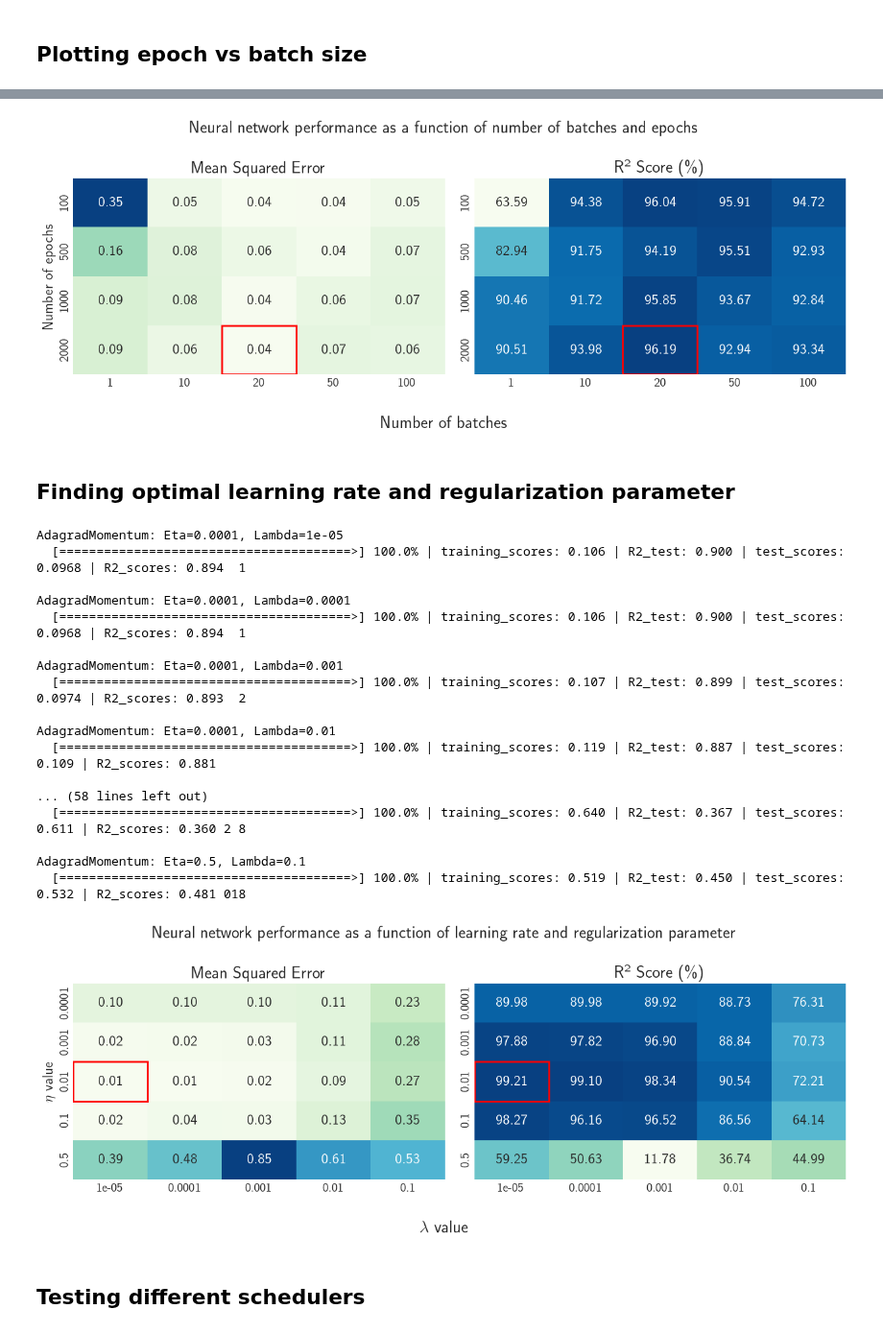
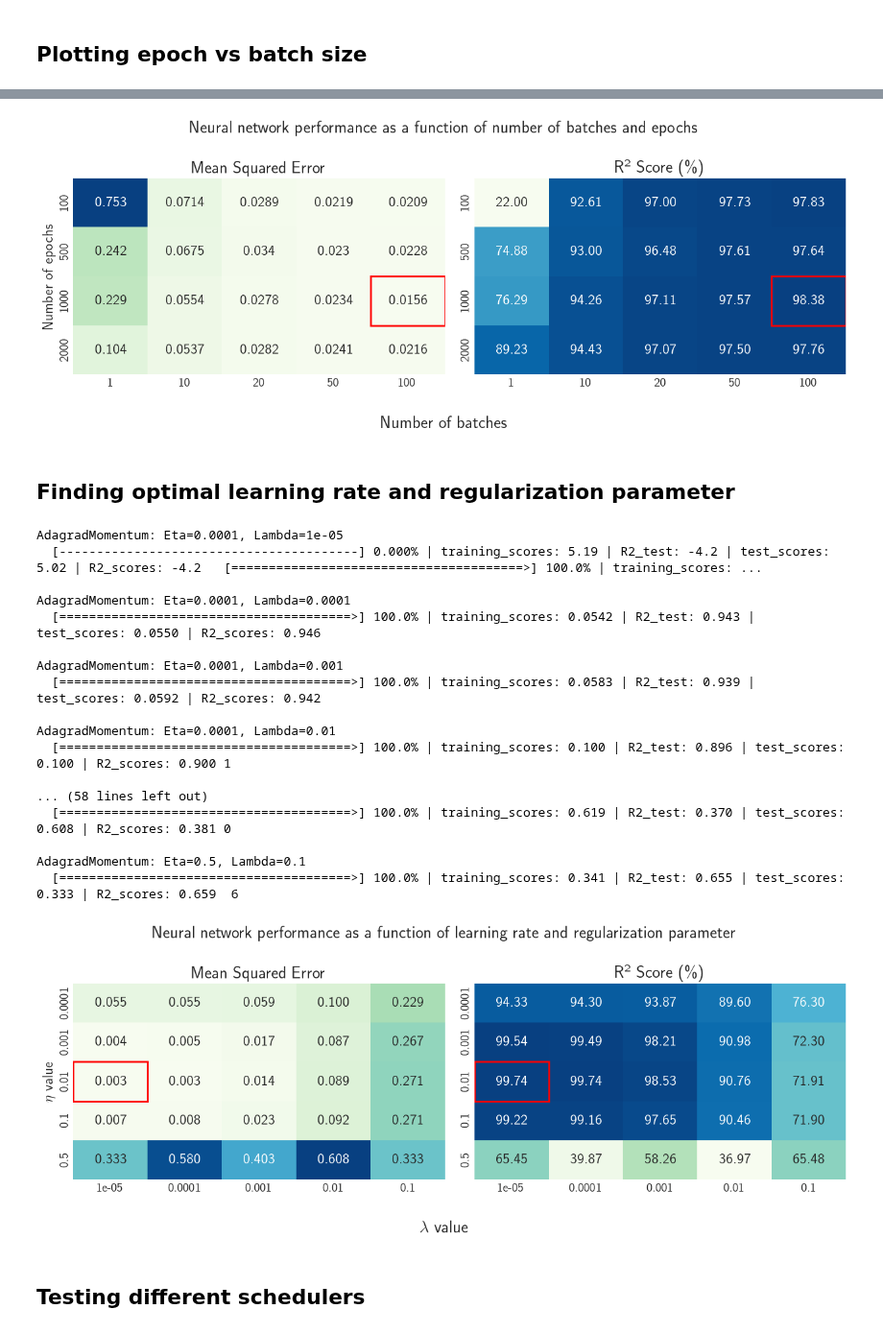
Before and after one commit to Oskar-Idland/FYS-STK4155-Projects, a Jupyter notebook: Project_2/src/nn_Franke.ipynb, the cells around one changed output, grey strips where cells are left out. Shown at 96% size. Drawn from its saved outputs; the diff is of its cells as text; code cells hidden in the pictures.

```diff
--- a/Project_2/src/nn_Franke.ipynb
+++ b/Project_2/src/nn_Franke.ipynb
@@ -26,7 +26,7 @@ seed = 42069
 np.random.seed(seed)
 
 
-N  = 25
+N  = 100
 
 x = np.linspace(0, 1, N)
 y = np.linspace(0, 1, N)
@@ -152,5 +150,5 @@ AdagradMomentum: Eta=0.15, Lambda=0.001
 # %%
-fig, axs = gridsearch_plot((MSE_test_1, R2_test_1), (batches_list, epochs_list), "GnBu", ("min", "max"), fmt2=".2%")
+fig, axs = gridsearch_plot((MSE_test_1, R2_test_1), (batches_list, epochs_list), "GnBu", ("min", "max"), fmt1=".3g", fmt2=".2%")
 
 fig.suptitle("Neural network performance as a function of number of batches and epochs")
 axs[0].set_title("Mean Squared Error")
@@ -161,7 +159,7 @@ plt.tight_layout()
 plt.savefig("../figs/c_batch_epoch.pdf")
 plt.show()
 # %% [output]
-[figure, old version]
+[figure, new version]
 # %% [markdown]
 ## Finding optimal learning rate and regularization parameter
 # %%
@@ -200,35 +198,35 @@ for i, n_eta in enumerate(etas_list):
 		R2_test_2[i][j] = scores["test_R2"][-1]
 # %% [output]
 AdagradMomentum: Eta=0.0001, Lambda=1e-05
-  [=======================================>] 100.0% | training_scores: 0.106 | R2_test: 0.900 | test_scores: 0.0968 | R2_scores: 0.894  1
+  [----------------------------------------] 0.000% | training_scores: 5.19 | R2_test: -4.2 | test_scores: 5.02 | R2_scores: -4.2   [=======================================>] 100.0% | training_scores: ...
 
 AdagradMomentum: Eta=0.0001, Lambda=0.0001
-  [=======================================>] 100.0% | training_scores: 0.106 | R2_test: 0.900 | test_scores: 0.0968 | R2_scores: 0.894  1
+  [=======================================>] 100.0% | training_scores: 0.0542 | R2_test: 0.943 | test_scores: 0.0550 | R2_scores: 0.946
 
 AdagradMomentum: Eta=0.0001, Lambda=0.001
-  [=======================================>] 100.0% | training_scores: 0.107 | R2_test: 0.899 | test_scores: 0.0974 | R2_scores: 0.893  2
+  [=======================================>] 100.0% | training_scores: 0.0583 | R2_test: 0.939 | test_scores: 0.0592 | R2_scores: 0.942
 
 AdagradMomentum: Eta=0.0001, Lambda=0.01
-  [=======================================>] 100.0% | training_scores: 0.119 | R2_test: 0.887 | test_scores: 0.109 | R2_scores: 0.881
+  [=======================================>] 100.0% | training_scores: 0.100 | R2_test: 0.896 | test_scores: 0.100 | R2_scores: 0.900 1
 
 ... (58 lines left out)
-  [=======================================>] 100.0% | training_scores: 0.640 | R2_test: 0.367 | test_scores: 0.611 | R2_scores: 0.360 2 8
+  [=======================================>] 100.0% | training_scores: 0.619 | R2_test: 0.370 | test_scores: 0.608 | R2_scores: 0.381 0
 
 AdagradMomentum: Eta=0.5, Lambda=0.1
-  [=======================================>] 100.0% | training_scores: 0.519 | R2_test: 0.450 | test_scores: 0.532 | R2_scores: 0.481 018
+  [=======================================>] 100.0% | training_scores: 0.341 | R2_test: 0.655 | test_scores: 0.333 | R2_scores: 0.659  6
 # %%
-fig, axs = gridsearch_plot((MSE_test_2, R2_test_2), (lmbdas_list, etas_list), "GnBu", ("min", "max"), fmt2=".2%")
+fig, axs = gridsearch_plot((MSE_test_2, R2_test_2), (lmbdas_list, etas_list), "GnBu", ("min", "max"), fmt1=".3f", fmt2=".2%")
 
 fig.suptitle("Neural network performance as a function of learning rate and regularization parameter")
 axs[0].set_title("Mean Squared Error")
 axs[1].set_title("R² Score (\%)")
 axs[0].set_ylabel(r"$\eta$ value")
 fig.supxlabel(r"$\lambda$ value")
 plt.tight_layout()
-# plt.savefig("../figs/c_eta_lambda.pdf")
+plt.savefig("../figs/c_eta_lambda.pdf")
 plt.show()
 # %% [output]
-[figure, old version]
+[figure, new version]
 # %% [markdown]
 ## Testing different schedulers
 # %%
```
Also changed, not shown: parts of 9 cells of this notebook, 18 other files.
